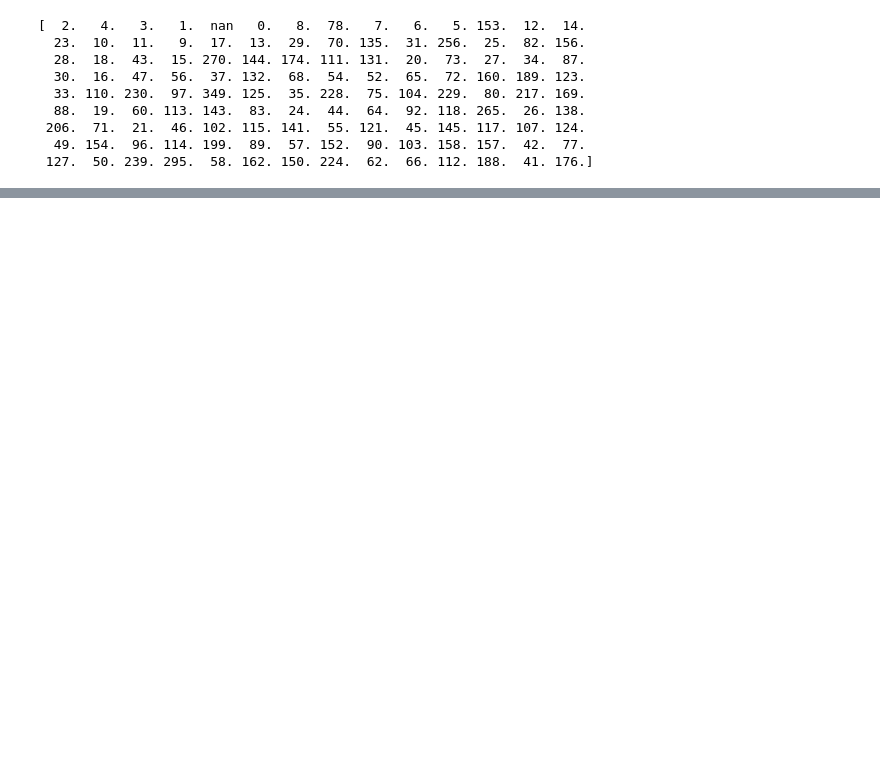
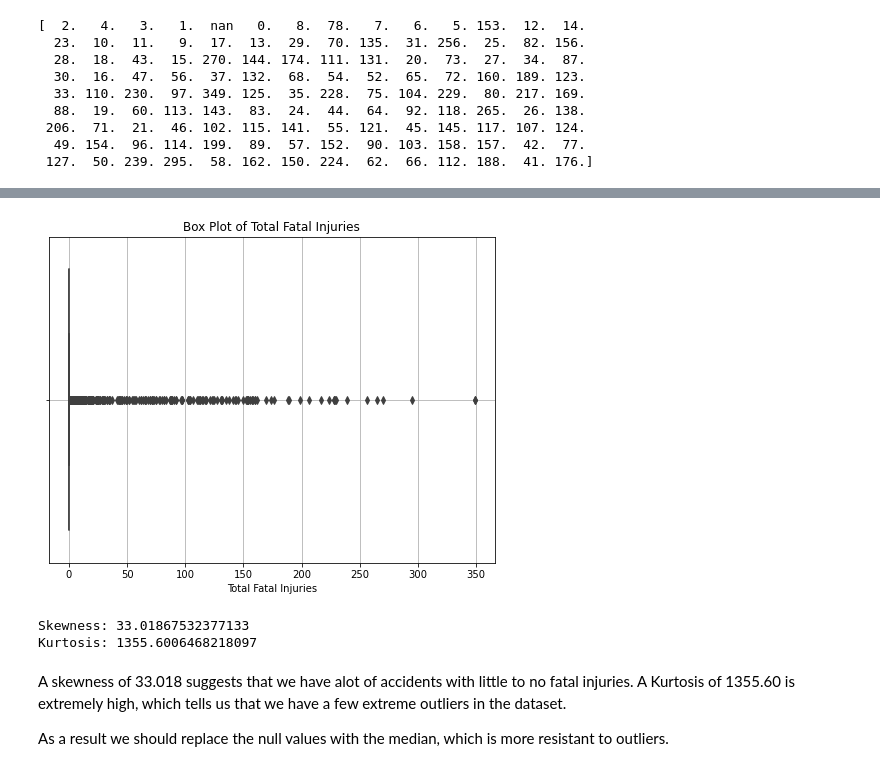
Before and after one commit to vkigen/dsc-phase-1-project-v3, a Jupyter notebook: final_index.ipynb, the cells around one changed output, grey strips where cells are left out. Saved outputs shown, nothing was run; the diff lists cells and outputs as text; code cells hidden in the pictures; blank space fills up the shorter version.

```diff
--- a/final_index.ipynb
+++ b/final_index.ipynb
@@ -326,0 +340,25 @@ print(unique_fatal_injuries)
+# %%
+# Box plot to visualize distribution of 'Total.Fatal.Injuries'
+plt.figure(figsize=(8, 6))
+sns.boxplot(x=adc['Total.Fatal.Injuries'])
+
+# Customize the plot
+plt.title('Box Plot of Total Fatal Injuries')
+plt.xlabel('Total Fatal Injuries')
+plt.grid(True)
+plt.show()
+# %% [output]
+[figure, added]
+# %%
+skewness = adc['Total.Fatal.Injuries'].skew()
+kurtosis = adc['Total.Fatal.Injuries'].kurt()
+
+print(f'Skewness: {skewness}')
+print(f'Kurtosis: {kurtosis}')
+# %% [output]
+Skewness: 33.01867532377133
+Kurtosis: 1355.6006468218097
+# %% [markdown]
+A skewness of 33.018 suggests that we have alot of accidents with little to no fatal injuries. A Kurtosis of 1355.60 is extremely high, which tells us that we have a few extreme outliers in the dataset.
+
+As a result we should replace the null values with the median, which is more resistant to outliers.
```
Also changed, not shown: parts of 48 cells of this notebook.
